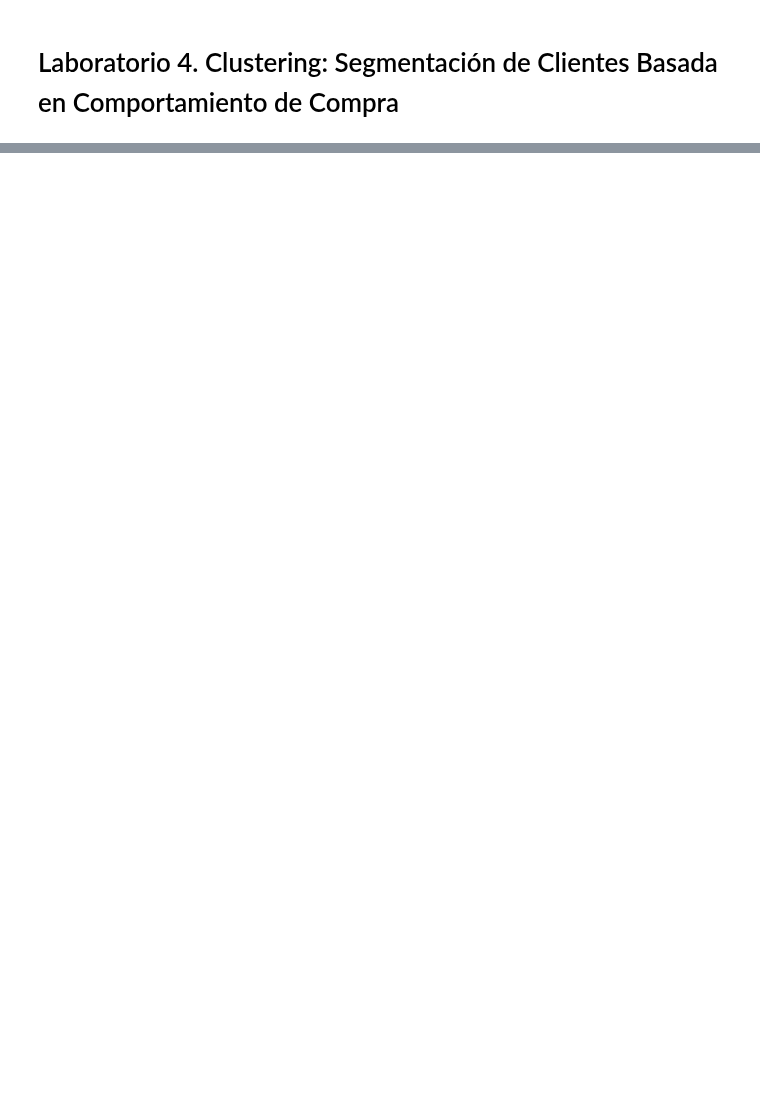
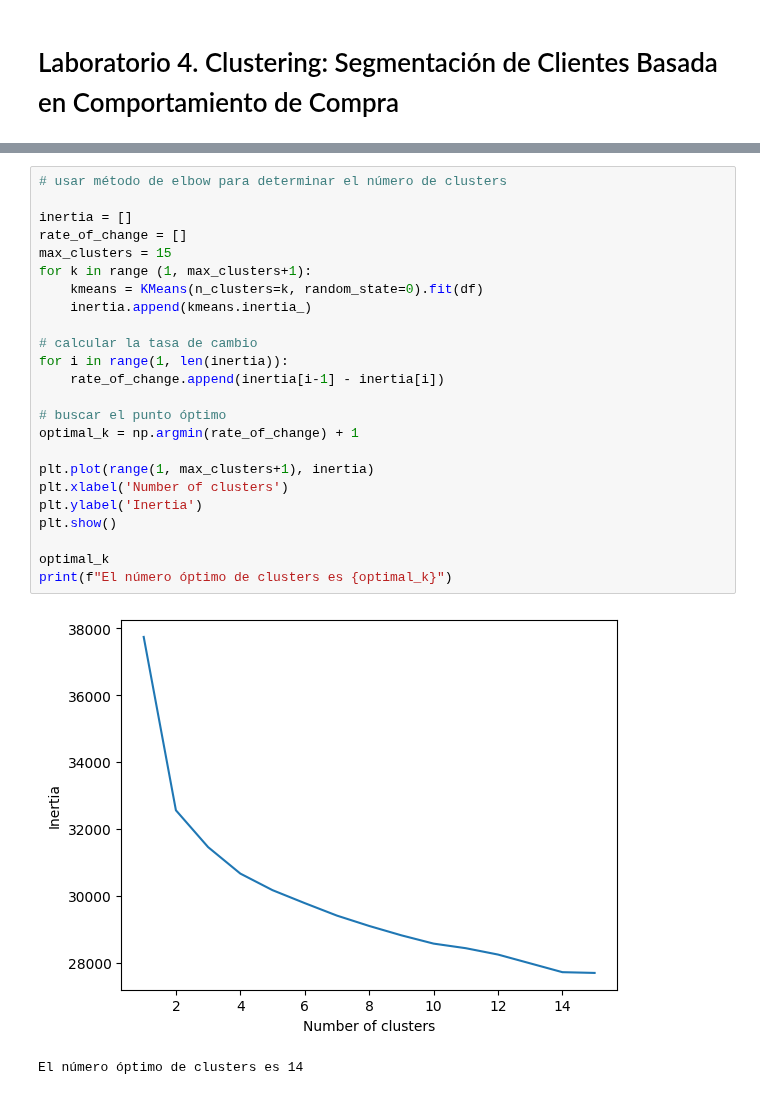
Before and after one commit to Diego2250/HT4-MD, a Jupyter notebook: HD4.ipynb, the cells around one changed output, grey strips where cells are left out. Cells and saved outputs as stored; diff of their text form; blank space fills up the shorter version.

```diff
--- a/HD4.ipynb
+++ b/HD4.ipynb
@@ -34,0 +238,27 @@ profile
+# %%
+# usar método de elbow para determinar el número de clusters
+
+inertia = []
+rate_of_change = []
+max_clusters = 15
+for k in range (1, max_clusters+1):
+    kmeans = KMeans(n_clusters=k, random_state=0).fit(df)
+    inertia.append(kmeans.inertia_)
+
+# calcular la tasa de cambio
+for i in range(1, len(inertia)):
+    rate_of_change.append(inertia[i-1] - inertia[i])
+
+# buscar el punto óptimo
+optimal_k = np.argmin(rate_of_change) + 1
+
+plt.plot(range(1, max_clusters+1), inertia)
+plt.xlabel('Number of clusters')
+plt.ylabel('Inertia')
+plt.show()
+
+optimal_k
+print(f"El número óptimo de clusters es {optimal_k}")
+# %% [output]
+[figure, added]
+El número óptimo de clusters es 14
```
Also changed, not shown: parts of 33 cells of this notebook.
